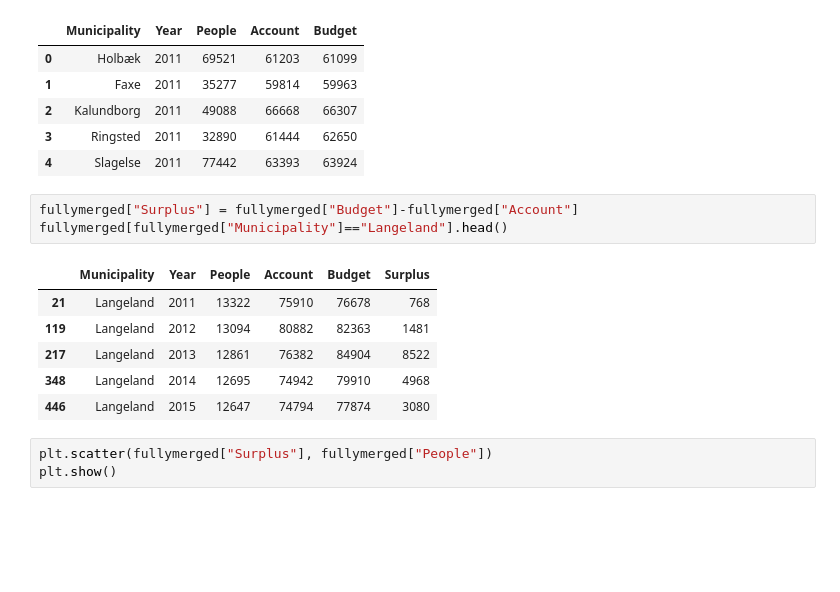
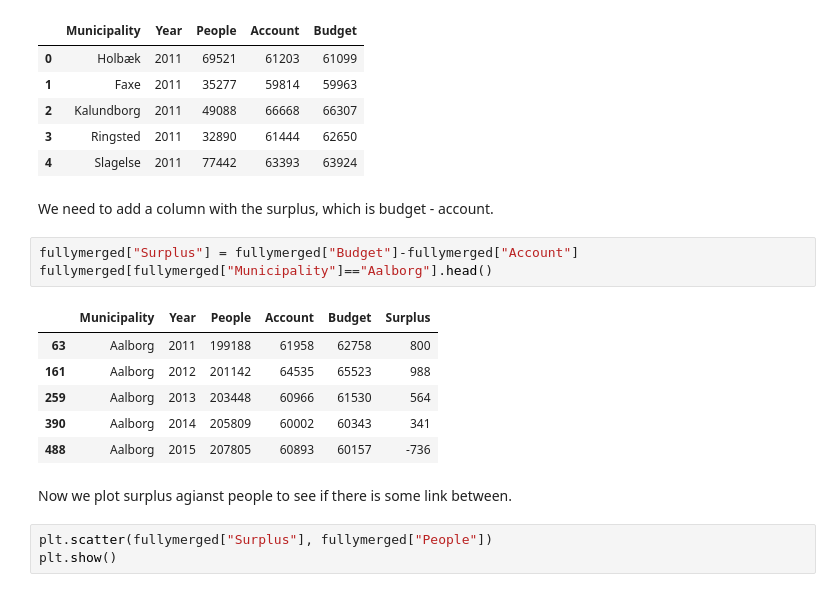
Before and after one commit to s-corfixen/projects-2019-snake-on-3310, a Jupyter notebook: Project/ny project.ipynb, the cells around one changed output. Drawn from its saved outputs; the diff is of its cells as text; blank space fills up the shorter version.

```diff
--- a/Project/ny project.ipynb
+++ b/Project/ny project.ipynb
@@ -88,16 +132,20 @@ fullymerged.head()
 | 2 | Kalundborg | 2011 | 49088 | 66668 | 66307 |
 | 3 | Ringsted | 2011 | 32890 | 61444 | 62650 |
 | 4 | Slagelse | 2011 | 77442 | 63393 | 63924 |
+# %% [markdown]
+We need to add a column with the surplus, which is budget - account.
 # %%
 fullymerged["Surplus"] = fullymerged["Budget"]-fullymerged["Account"]
-fullymerged[fullymerged["Municipality"]=="Langeland"].head()
+fullymerged[fullymerged["Municipality"]=="Aalborg"].head()
 # %% [output]
 |  | Municipality | Year | People | Account | Budget | Surplus |
-| 21 | Langeland | 2011 | 13322 | 75910 | 76678 | 768 |
-| 119 | Langeland | 2012 | 13094 | 80882 | 82363 | 1481 |
-| 217 | Langeland | 2013 | 12861 | 76382 | 84904 | 8522 |
-| 348 | Langeland | 2014 | 12695 | 74942 | 79910 | 4968 |
-| 446 | Langeland | 2015 | 12647 | 74794 | 77874 | 3080 |
+| 63 | Aalborg | 2011 | 199188 | 61958 | 62758 | 800 |
+| 161 | Aalborg | 2012 | 201142 | 64535 | 65523 | 988 |
+| 259 | Aalborg | 2013 | 203448 | 60966 | 61530 | 564 |
+| 390 | Aalborg | 2014 | 205809 | 60002 | 60343 | 341 |
+| 488 | Aalborg | 2015 | 207805 | 60893 | 60157 | -736 |
+# %% [markdown]
+Now we plot surplus agianst people to see if there is some link between.
 # %%
 plt.scatter(fullymerged["Surplus"], fullymerged["People"])
 plt.show()
```
Also changed, not shown: parts of 14 cells of this notebook.
